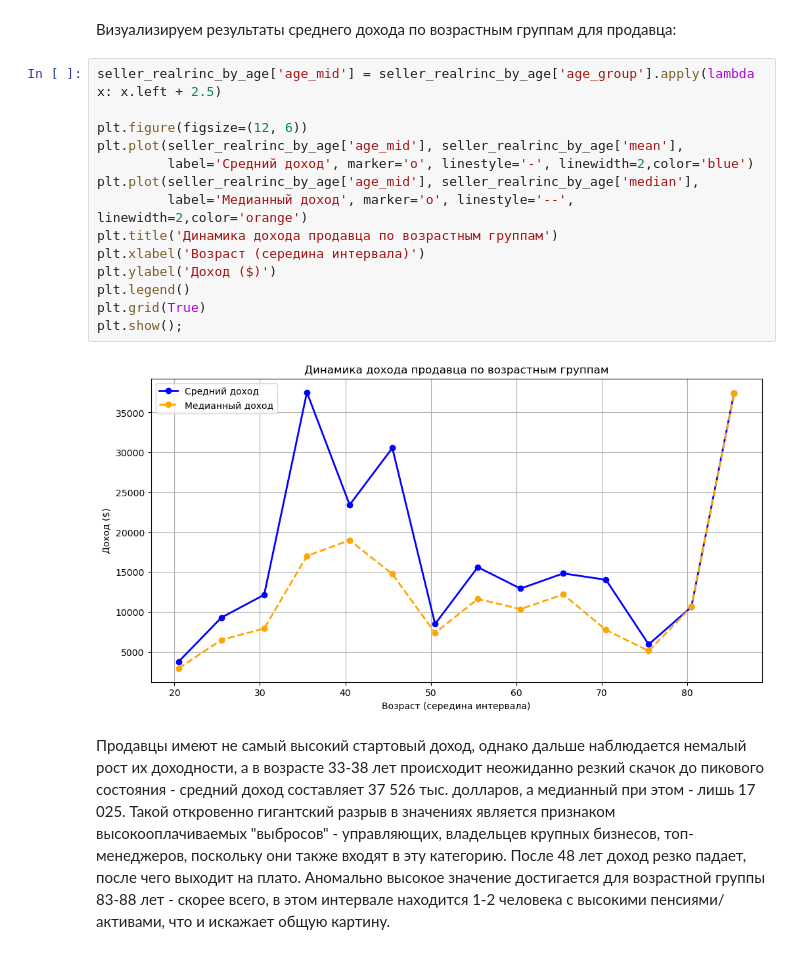
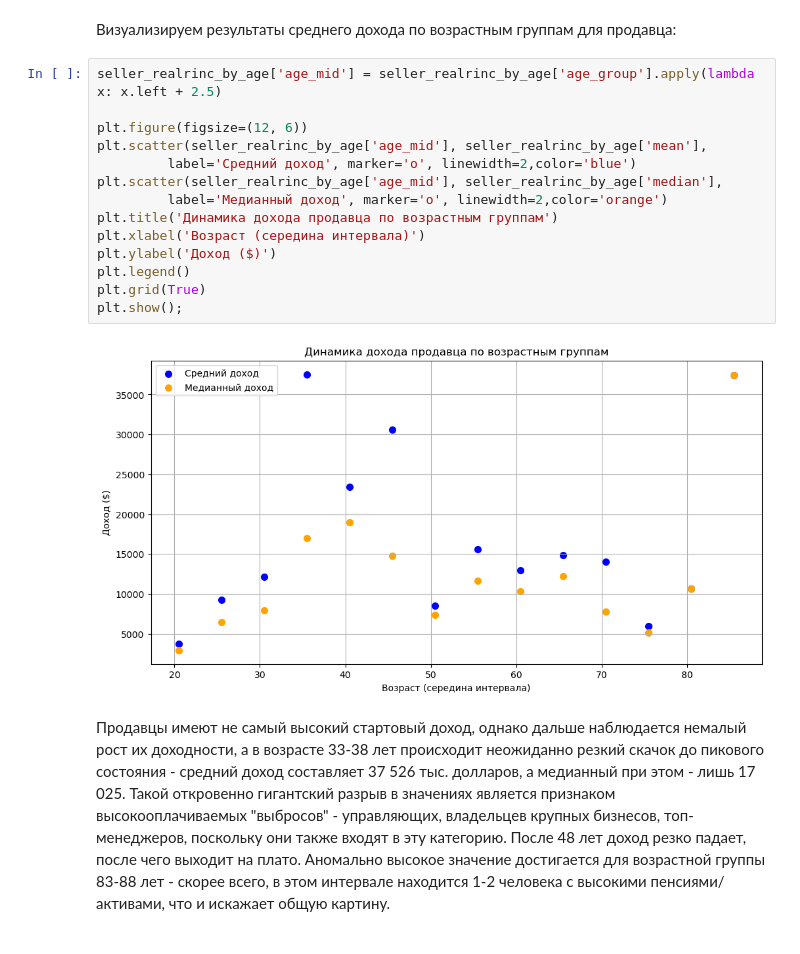
Before and after one commit to Strory/CourseWork3, a Jupyter notebook: Research6.ipynb, the cells around one changed output. Cells and saved outputs as stored; diff of their text form.

```diff
--- a/Research6.ipynb
+++ b/Research6.ipynb
@@ -460,19 +467,19 @@ seller_realrinc_by_age
 # %%
 seller_realrinc_by_age['age_mid'] = seller_realrinc_by_age['age_group'].apply(lambda x: x.left + 2.5)
 
 plt.figure(figsize=(12, 6))
-plt.plot(seller_realrinc_by_age['age_mid'], seller_realrinc_by_age['mean'],
-         label='Средний доход', marker='o', linestyle='-', linewidth=2,color='blue')
-plt.plot(seller_realrinc_by_age['age_mid'], seller_realrinc_by_age['median'],
-         label='Медианный доход', marker='o', linestyle='--', linewidth=2,color='orange')
+plt.scatter(seller_realrinc_by_age['age_mid'], seller_realrinc_by_age['mean'],
+         label='Средний доход', marker='o', linewidth=2,color='blue')
+plt.scatter(seller_realrinc_by_age['age_mid'], seller_realrinc_by_age['median'],
+         label='Медианный доход', marker='o', linewidth=2,color='orange')
 plt.title('Динамика дохода продавца по возрастным группам')
 plt.xlabel('Возраст (середина интервала)')
 plt.ylabel('Доход ($)')
 plt.legend()
 plt.grid(True)
 plt.show();
 # %% [output]
-[figure, old version]
+[figure, new version]
 # %% [markdown]
 Продавцы имеют не самый высокий стартовый доход, однако дальше наблюдается немалый рост их доходности, а в возрасте 33-38 лет происходит неожиданно резкий скачок до пикового состояния - средний доход составляет 37 526 тыс. долларов, а медианный при этом - лишь 17 025. Такой откровенно гигантский разрыв в значениях является признаком высокооплачиваемых "выбросов" - управляющих, владельцев крупных бизнесов, топ-менеджеров, поскольку они также входят в эту категорию. После 48 лет доход резко падает, после чего выходит на плато. Аномально высокое значение достигается для возрастной группы 83-88 лет - скорее всего, в этом интервале находится 1-2 человека с высокими пенсиями/активами, что и искажает общую картину.
 # %% [markdown]
```
Also changed, not shown: parts of 15 cells of this notebook, 4 other files.
